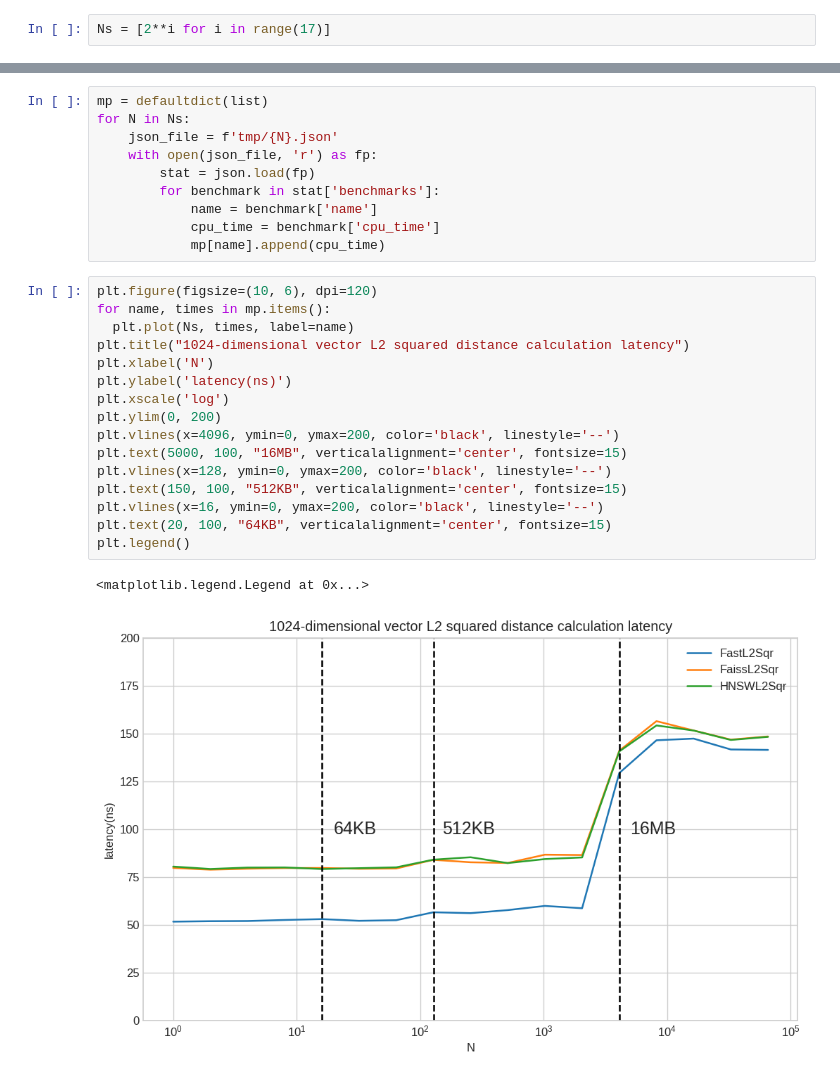
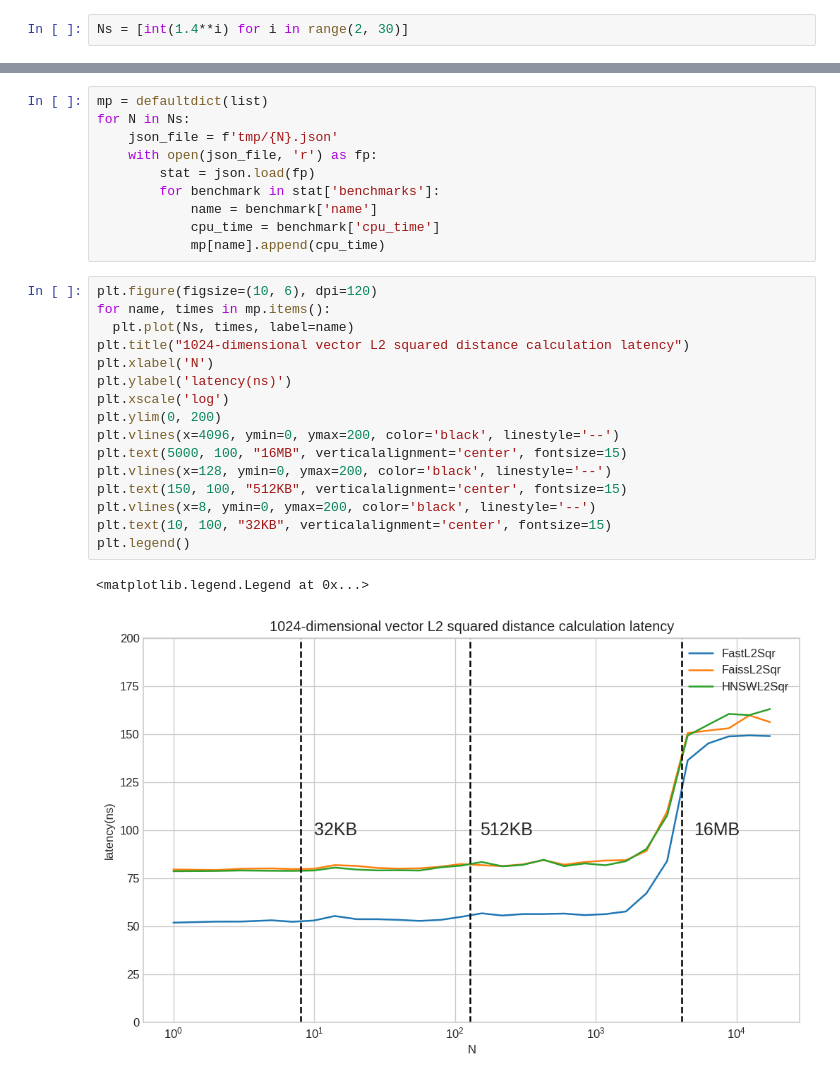
Before and after one commit to hhy3/faster-ip, a Jupyter notebook: bench.ipynb, the cells around one changed output, grey strips where cells are left out. Drawn from its saved outputs; the diff is of its cells as text.

```diff
--- a/bench.ipynb
+++ b/bench.ipynb
@@ -4,7 +4,7 @@ from collections import defaultdict
 import matplotlib.pyplot as plt
 plt.style.use('seaborn-whitegrid')
 # %%
-Ns = [2**i for i in range(17)]
+Ns = [int(1.4**i) for i in range(2, 30)]
 # %%
 !mkdir tmp
 for N in Ns:
@@ -41,19 +41,19 @@ for N in Ns:
 # %%
 plt.figure(figsize=(10, 6), dpi=120)
 for name, times in mp.items():
   plt.plot(Ns, times, label=name)
 plt.title("1024-dimensional vector L2 squared distance calculation latency")
 plt.xlabel('N')
 plt.ylabel('latency(ns)')
 plt.xscale('log')
 plt.ylim(0, 200)
 plt.vlines(x=4096, ymin=0, ymax=200, color='black', linestyle='--')
 plt.text(5000, 100, "16MB", verticalalignment='center', fontsize=15)
 plt.vlines(x=128, ymin=0, ymax=200, color='black', linestyle='--')
 plt.text(150, 100, "512KB", verticalalignment='center', fontsize=15)
-plt.vlines(x=16, ymin=0, ymax=200, color='black', linestyle='--')
-plt.text(20, 100, "64KB", verticalalignment='center', fontsize=15)
+plt.vlines(x=8, ymin=0, ymax=200, color='black', linestyle='--')
+plt.text(10, 100, "32KB", verticalalignment='center', fontsize=15)
 plt.legend()
 # %% [output]
 <matplotlib.legend.Legend at 0x...>
-[figure, old version]
+[figure, new version]
```
Also changed, not shown: parts of 1 cell of this notebook, 2 other files.
